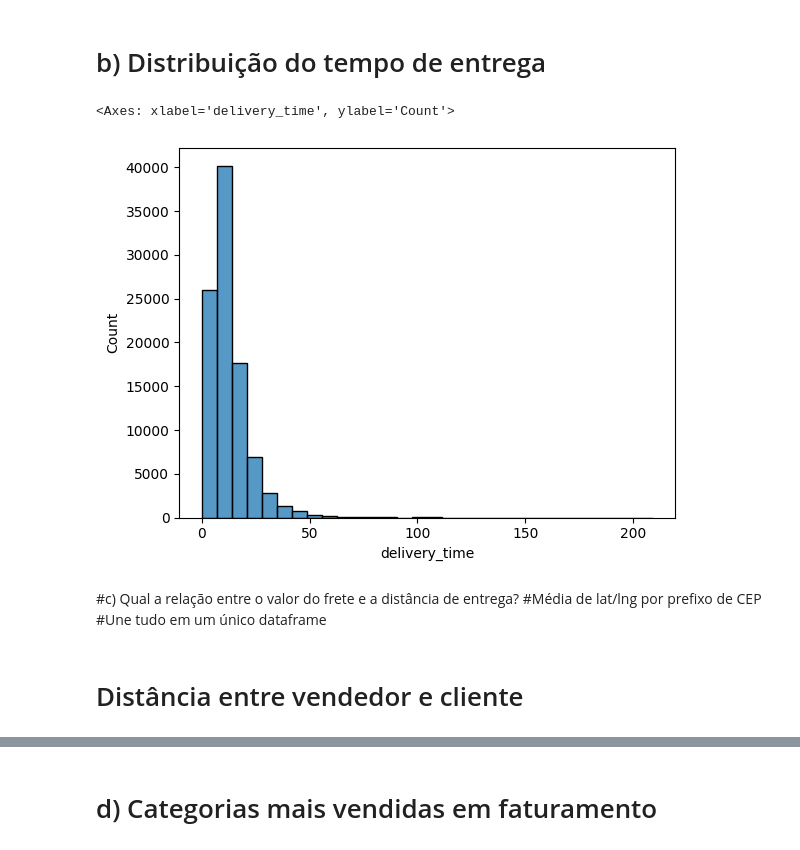
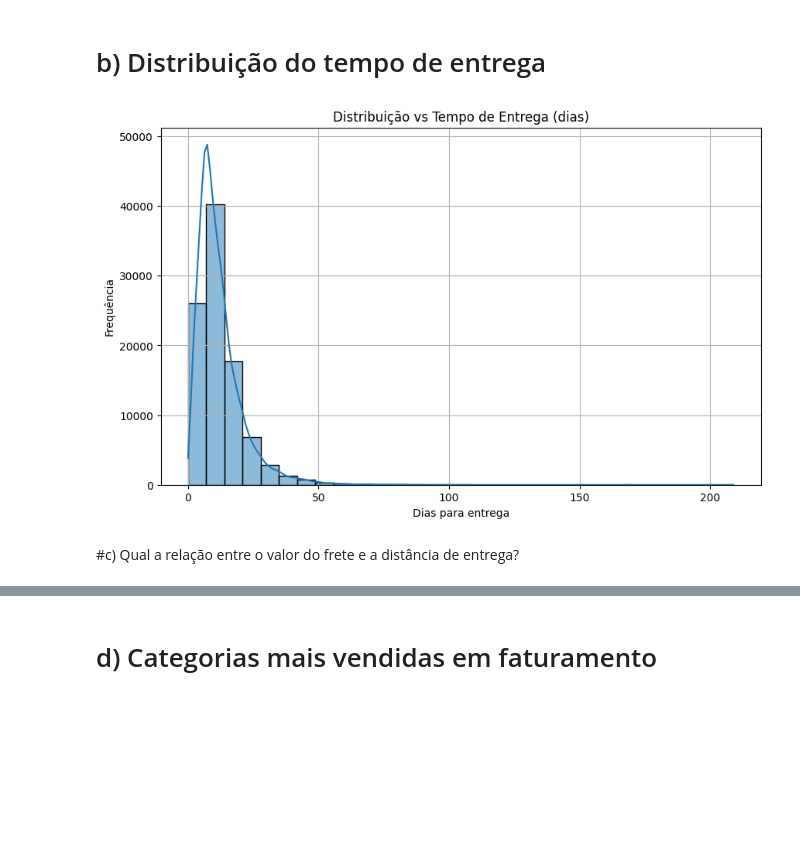
Before and after one commit to VYyudi/Programa-Trainee-triggo.ai-de-Excel-ncia-em-Engenharia-de-Dados-e-DataOps, a Jupyter notebook: Triggo_2025.ipynb, the cells around one changed output, grey strips where cells are left out. Saved outputs shown, nothing was run; the diff lists cells and outputs as text; code cells hidden in the pictures; blank space fills up the shorter version.

```diff
--- a/Triggo_2025.ipynb
+++ b/Triggo_2025.ipynb
@@ -92,16 +115,31 @@ monthly_orders.plot()
 # %% [markdown]
 # b) Distribuição do tempo de entrega
-# %%
-orders['order_delivered_customer_date'] = pd.to_datetime(orders['order_delivered_customer_date'])
-orders['delivery_time'] = (orders['order_delivered_customer_date'] - orders['order_purchase_timestamp']).dt.days
-sns.histplot(orders['delivery_time'], bins=30)
-# %% [output]
-<Axes: xlabel='delivery_time', ylabel='Count'>
-[figure, removed]
+# %%
+# Consulta SQL
+query = """
+SELECT
+  CAST(julianday(order_delivered_customer_date) - julianday(order_purchase_timestamp) AS INTEGER) AS delivery_time_days
+FROM orders
+WHERE order_status = 'delivered'
+  AND order_delivered_customer_date IS NOT NULL
+  AND order_purchase_timestamp IS NOT NULL;
+"""
+
+# Executar a consulta
+delivery_df = pd.read_sql_query(query, conn)
+
+# Plotar histograma com Seaborn
+plt.figure(figsize=(10,6))
+sns.histplot(delivery_df['delivery_time_days'], bins=30, kde=True)
+plt.title("Distribuição vs Tempo de Entrega (dias)")
+plt.xlabel("Dias para entrega")
+plt.ylabel("Frequência")
+plt.grid(True)
+plt.show()
+# %% [output]
+[figure, added]
 # %% [markdown]
 #c) Qual a relação entre o valor do frete e a distância de entrega?
-#Média de lat/lng por prefixo de CEP
-#Une tudo em um único dataframe
 # %%
 # Média de lat/lng por CEP
 geo = geolocation.groupby('geolocation_zip_code_prefix')[['geolocation_lat', 'geolocation_lng']].mean().reset_index()
@@ -122,8 +160,6 @@ items_orders = items_orders.merge(customers_geo, on='customer_id', how='left', s
 
 # Junta com info do vendedor
 items_orders = items_orders.merge(sellers_geo, on='seller_id', how='left', suffixes=('', '_seller'))
-# %% [markdown]
-# Distância entre vendedor e cliente
 # %%
 def calc_distance(row):
     try:
```
Also changed, not shown: parts of 11 cells of this notebook.
